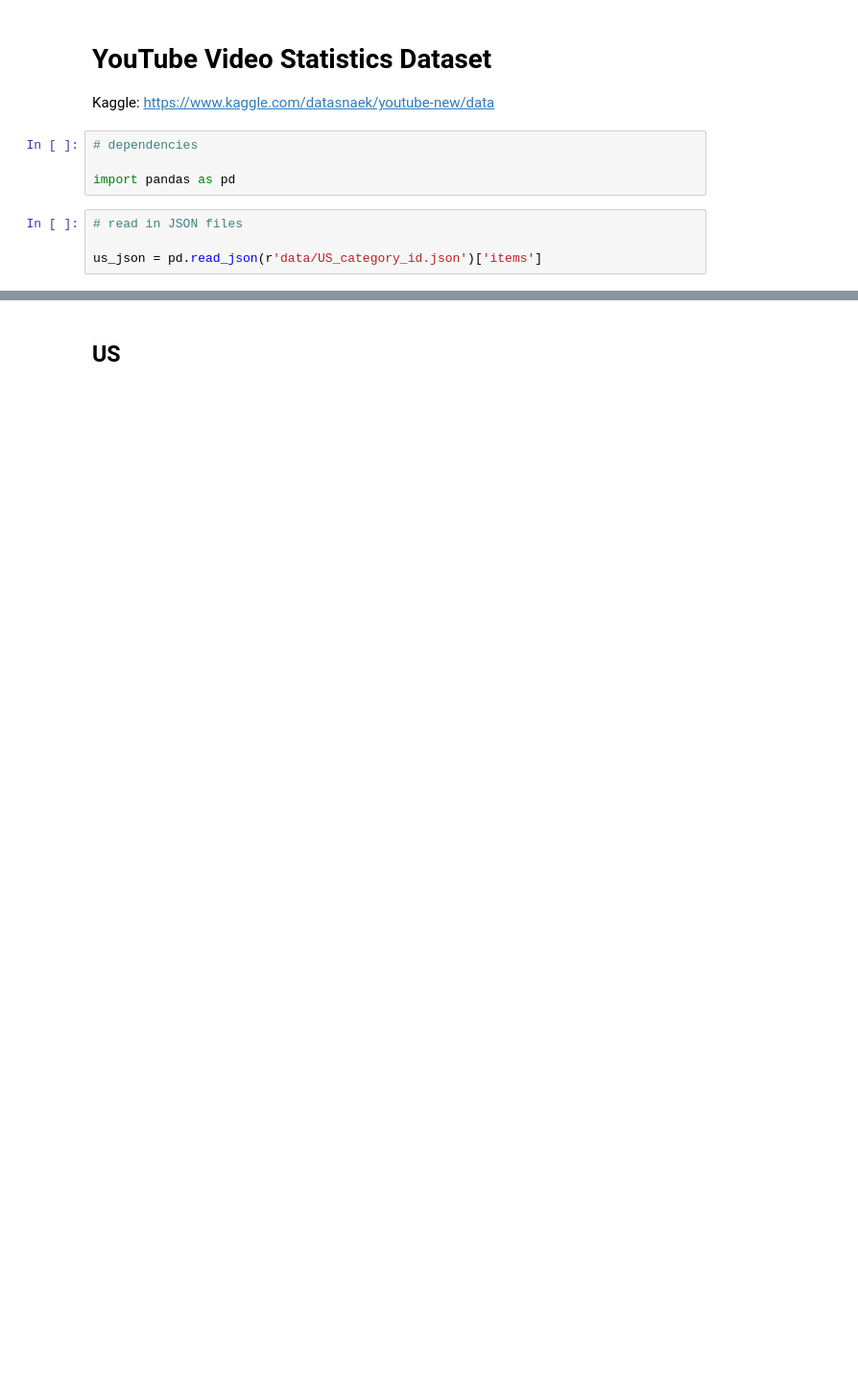
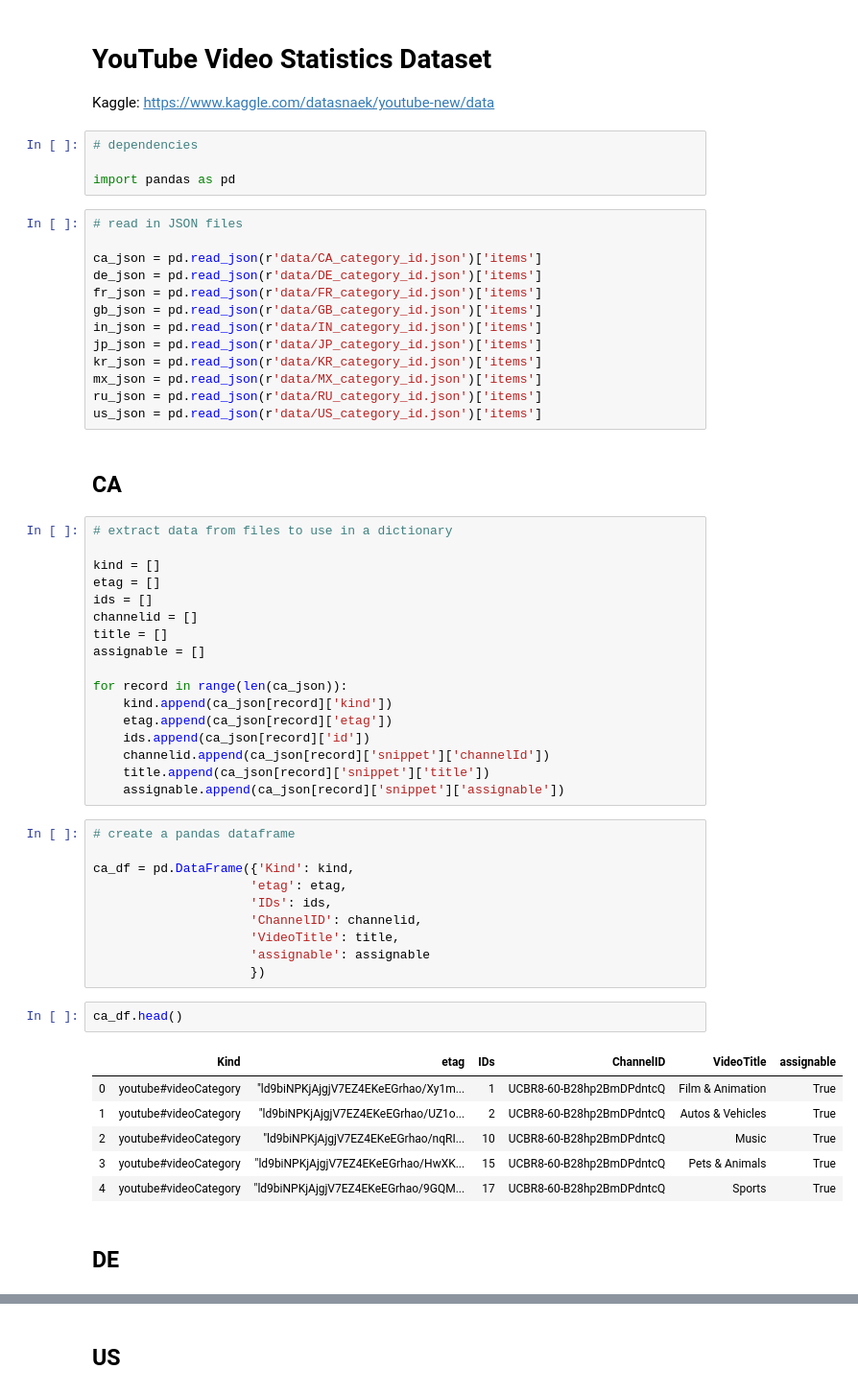
Before and after one commit to gangulyshiuli/etl-project, a Jupyter notebook: Development/Katelin/YouTube Video Stats Metadata.ipynb, the cells around one changed output, grey strips where cells are left out. Shown at 96% size. Saved outputs shown, nothing was run; the diff lists cells and outputs as text; blank space fills up the shorter version.

Commit message:
created dataframes

```diff
--- a/Development/Katelin/YouTube Video Stats Metadata.ipynb
+++ b/Development/Katelin/YouTube Video Stats Metadata.ipynb
@@ -6,7 +6,56 @@ Kaggle: https://www.kaggle.com/datasnaek/youtube-new/data
 # dependencies
 
 import pandas as pd
-# %%
-# read in JSON files
-
-us_json = pd.read_json(r'data/US_category_id.json')['items']
+# %%
+# read in JSON files
+
+ca_json = pd.read_json(r'data/CA_category_id.json')['items']
+de_json = pd.read_json(r'data/DE_category_id.json')['items']
+fr_json = pd.read_json(r'data/FR_category_id.json')['items']
+gb_json = pd.read_json(r'data/GB_category_id.json')['items']
+in_json = pd.read_json(r'data/IN_category_id.json')['items']
+jp_json = pd.read_json(r'data/JP_category_id.json')['items']
+kr_json = pd.read_json(r'data/KR_category_id.json')['items']
+mx_json = pd.read_json(r'data/MX_category_id.json')['items']
+ru_json = pd.read_json(r'data/RU_category_id.json')['items']
+us_json = pd.read_json(r'data/US_category_id.json')['items']
+# %% [markdown]
+## CA
+# %%
+# extract data from files to use in a dictionary
+
+kind = []
+etag = []
+ids = []
+channelid = []
+title = []
+assignable = []
+
+for record in range(len(ca_json)):
+    kind.append(ca_json[record]['kind'])
+    etag.append(ca_json[record]['etag'])
+    ids.append(ca_json[record]['id'])
+    channelid.append(ca_json[record]['snippet']['channelId'])
+    title.append(ca_json[record]['snippet']['title'])
+    assignable.append(ca_json[record]['snippet']['assignable'])
+# %%
+# create a pandas dataframe
+
+ca_df = pd.DataFrame({'Kind': kind,
+                     'etag': etag,
+                     'IDs': ids,
+                     'ChannelID': channelid,
+                     'VideoTitle': title,
+                     'assignable': assignable
+                     })
+# %%
+ca_df.head()
+# %% [output]
+|  | Kind | etag | IDs | ChannelID | VideoTitle | assignable |
+| 0 | youtube#videoCategory | "ld9biNPKjAjgjV7EZ4EKeEGrhao/Xy1m... | 1 | UCBR8-60-B28hp2BmDPdntcQ | Film & Animation | True |
+| 1 | youtube#videoCategory | "ld9biNPKjAjgjV7EZ4EKeEGrhao/UZ1o... | 2 | UCBR8-60-B28hp2BmDPdntcQ | Autos & Vehicles | True |
+| 2 | youtube#videoCategory | "ld9biNPKjAjgjV7EZ4EKeEGrhao/nqRI... | 10 | UCBR8-60-B28hp2BmDPdntcQ | Music | True |
+| 3 | youtube#videoCategory | "ld9biNPKjAjgjV7EZ4EKeEGrhao/HwXK... | 15 | UCBR8-60-B28hp2BmDPdntcQ | Pets & Animals | True |
+| 4 | youtube#videoCategory | "ld9biNPKjAjgjV7EZ4EKeEGrhao/9GQM... | 17 | UCBR8-60-B28hp2BmDPdntcQ | Sports | True |
+# %% [markdown]
+## DE
```
Also changed, not shown: parts of 33 cells of this notebook.
